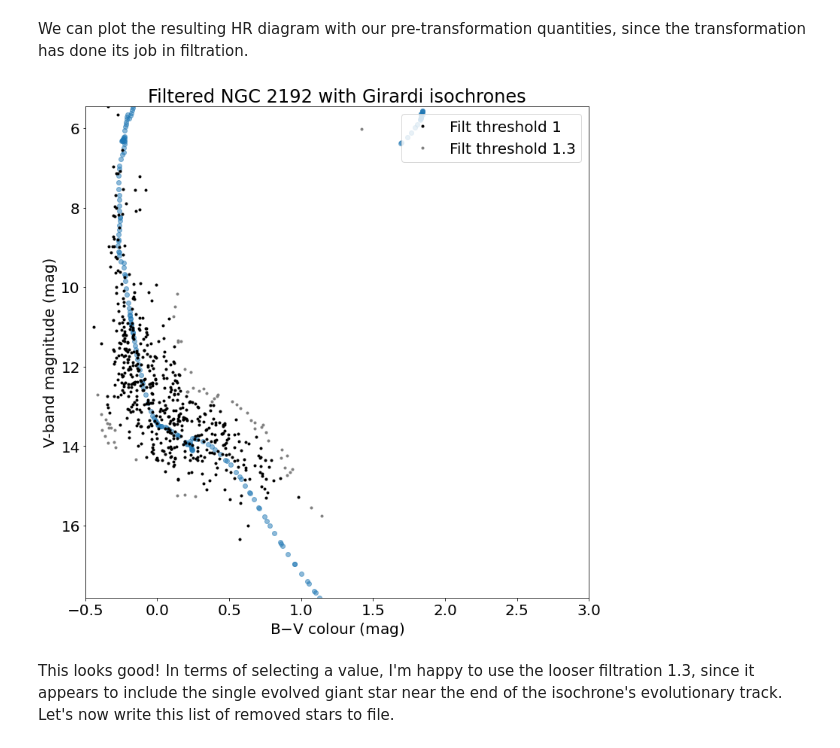
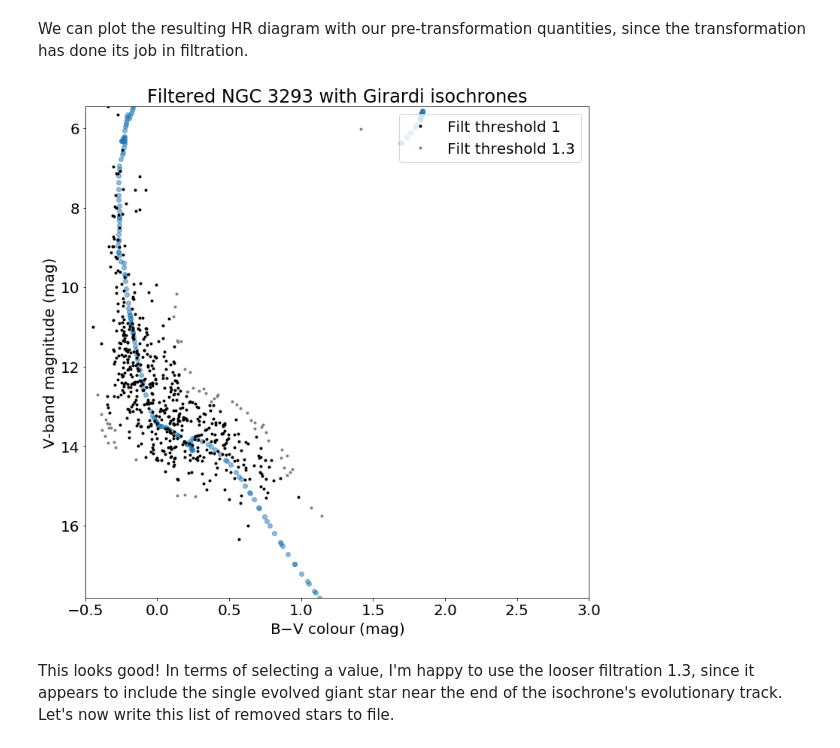
Before and after one commit to cedliang/ASP3231-Project-NGC-3293-, a Jupyter notebook: src/isochrones.ipynb, the cells around one changed output. Saved outputs shown, nothing was run; the diff lists cells and outputs as text; code cells hidden in the pictures.

```diff
--- a/src/isochrones.ipynb
+++ b/src/isochrones.ipynb
@@ -562,27 +562,27 @@ looser_filtpy = [y for idx, y in enumerate(py) if idx in looser_filt]
 # %%
 fig, ax = plt.subplots(figsize=(12, 12))
 plt.rcParams.update({'font.size': 20})
 plt.plot(filtpx, filtpy, '.', color='black', label=f'Filt threshold {threshold_1}', zorder=10)
 plt.plot(looser_filtpx, looser_filtpy, '.', color='grey', label=f'Filt threshold {threshold_2}', zorder=10)
 plt.scatter(BV, offsetV, alpha=0.5)
 
 plt.xlabel('B$-$V colour (mag)')
 plt.ylabel('V-band magnitude (mag)')
-plt.title('Filtered NGC 2192 with Girardi isochrones')
+plt.title('Filtered NGC 3293 with Girardi isochrones')
 
 
 # set y-axis limits so we can see the stars
 plt.ylim(min(py), max(py))
 plt.xlim(-0.5, 3)
 
 # invert y-axis so brighter stars are at the top
 ax.invert_yaxis()
 
 plt.legend(loc='upper right')
 
 plt.show()
 # %% [output]
-[figure, old version]
+[figure, new version]
 # %% [markdown]
 This looks good! In terms of selecting a value, I'm happy to use the looser filtration 1.3, since it appears to include the single evolved giant star near the end of the isochrone's evolutionary track. Let's now write this list of removed stars to file.
 # %%
```
Also changed, not shown: parts of 8 cells of this notebook.
